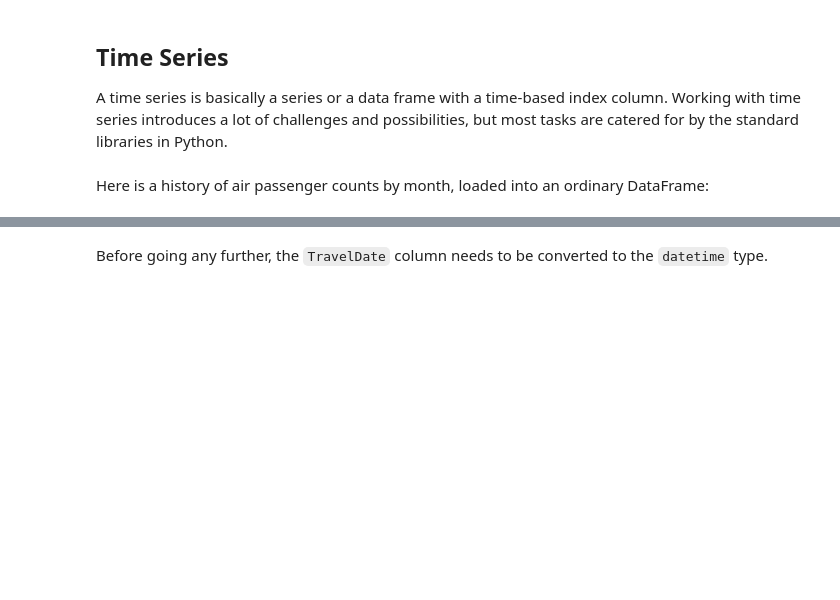
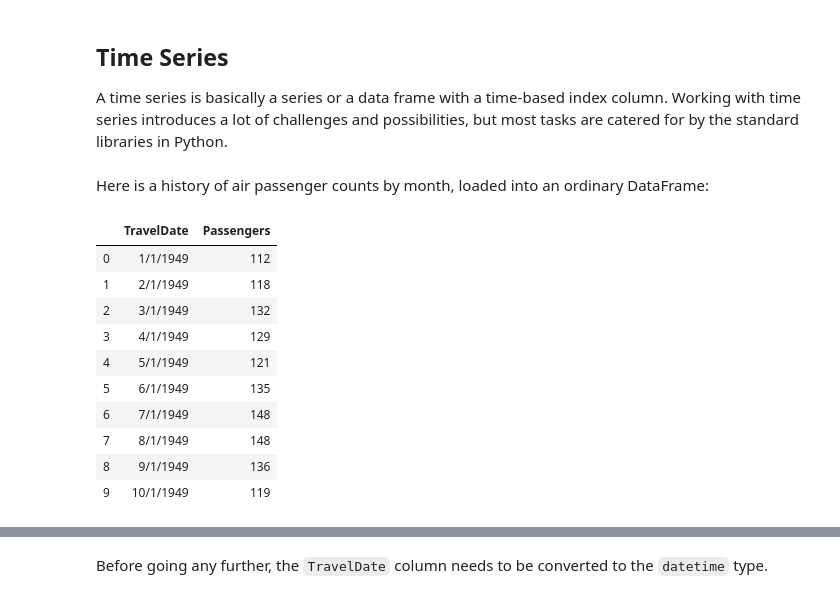
Before and after one commit to allenj813/DS-SYD-PT-24FEB, a Jupyter notebook: Module_3/Labs/IOD_Lab 3.1.2 vAJ.ipynb, the cells around one changed output, grey strips where cells are left out. Saved outputs shown, nothing was run; the diff lists cells and outputs as text; code cells hidden in the pictures; blank space fills up the shorter version.

```diff
--- a/Module_3/Labs/IOD_Lab 3.1.2 vAJ.ipynb
+++ b/Module_3/Labs/IOD_Lab 3.1.2 vAJ.ipynb
@@ -286,7 +299,19 @@ A time series is basically a series or a data frame with a time-based index colu
 # %% [markdown]
 Here is a history of air passenger counts by month, loaded into an ordinary DataFrame:
 # %%
-airpass = pd.read_csv('AirPassengers.csv')
-airpass.head()
+airpass = pd.read_csv('../../DATA/AirPassengers.csv')
+airpass.head(10)
+# %% [output]
+|  | TravelDate | Passengers |
+| 0 | 1/1/1949 | 112 |
+| 1 | 2/1/1949 | 118 |
+| 2 | 3/1/1949 | 132 |
+| 3 | 4/1/1949 | 129 |
+| 4 | 5/1/1949 | 121 |
+| 5 | 6/1/1949 | 135 |
+| 6 | 7/1/1949 | 148 |
+| 7 | 8/1/1949 | 148 |
+| 8 | 9/1/1949 | 136 |
+| 9 | 10/1/1949 | 119 |
 # %%
 airpass.info()
```
Also changed, not shown: parts of 28 cells of this notebook, 5 other files.
